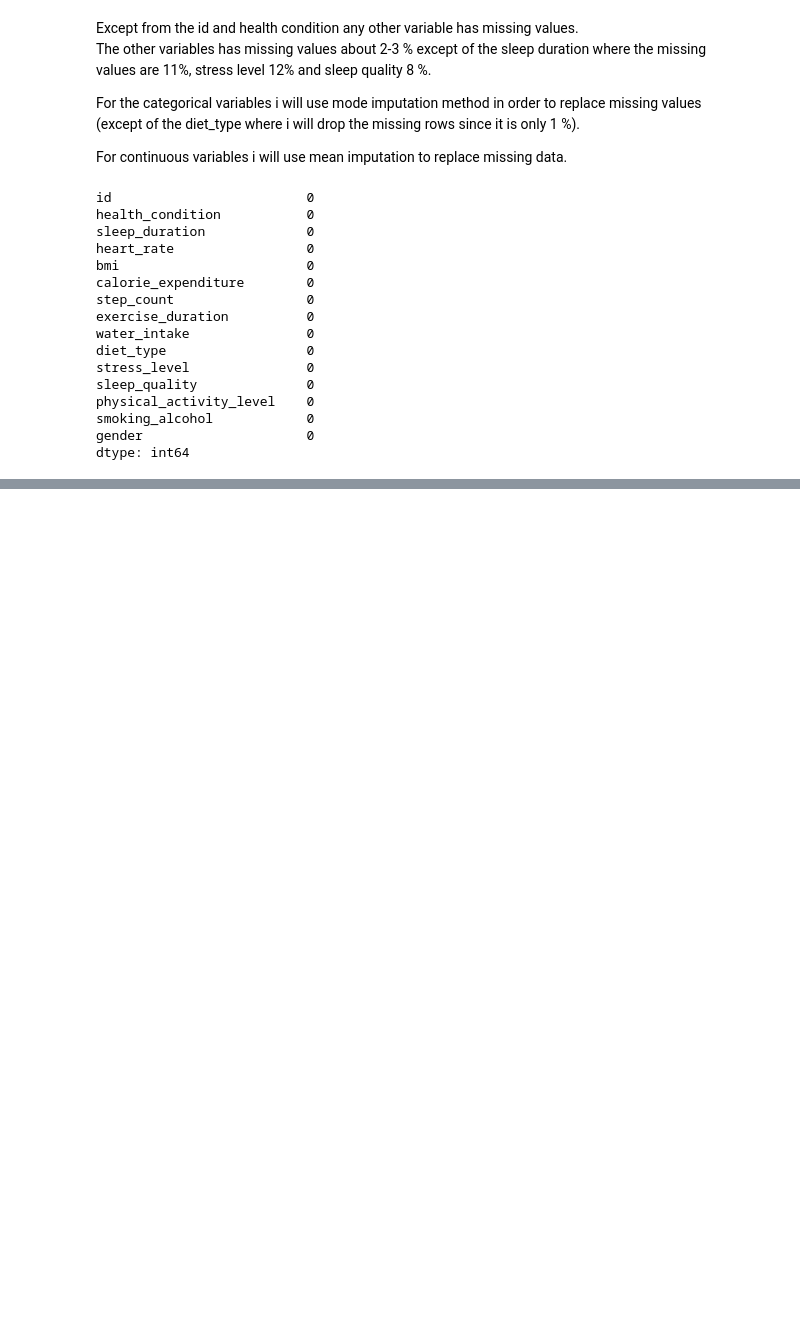
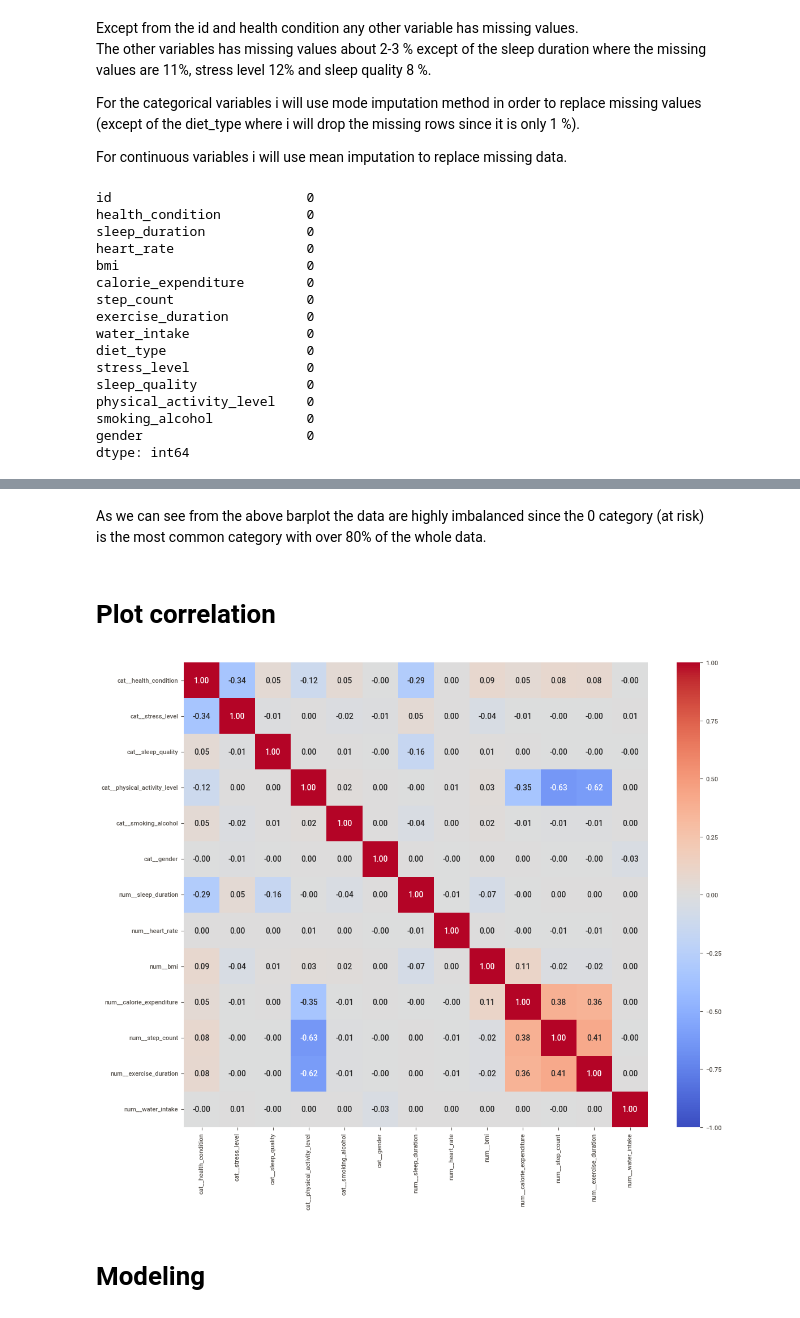
Before and after one commit to CharalamposZisis/Predicting-Student-Health-Risk, a Jupyter notebook: main.ipynb, the cells around one changed output, grey strips where cells are left out. Cells and saved outputs as stored; diff of their text form; code cells hidden in the pictures; blank space fills up the shorter version.

```diff
--- a/main.ipynb
+++ b/main.ipynb
@@ -120,0 +163,26 @@ dtype: int64
+# %%
+from sklearn.preprocessing import OrdinalEncoder, MinMaxScaler
+from sklearn.compose import ColumnTransformer
+from sklearn.pipeline import Pipeline
+
+cat_var = ['health_condition','stress_level','sleep_quality',
+           'physical_activity_level','smoking_alcohol','gender']
+
+cont_var = ['sleep_duration', 'heart_rate','bmi','calorie_expenditure','step_count',
+            'exercise_duration','water_intake']
+
+cat_pipeline = Pipeline([
+    ('ord_enc',OrdinalEncoder())
+])
+
+num_pipeline = Pipeline([
+    ('std_scaler',MinMaxScaler())
+])
+
+full_pipeline = ColumnTransformer([
+    ("cat", cat_pipeline,cat_var),
+    ('num',num_pipeline,cont_var),
+])
+full_pipeline.set_output(transform="pandas")
+# Apply the column transformer
+train_df_prepared = full_pipeline.fit_transform(train_df)
@@ -120,0 +214,14 @@ dtype: int64
+# %% [markdown]
+As we can see from the above barplot the data are highly imbalanced since the 0 category (at risk) <br>
+is the most common category with over 80% of the whole data. <br>
+# %% [markdown]
+# Plot correlation
+# %%
+plt.figure(figsize=(12, 10))
+ax = sns.heatmap(train_df_prepared.corr(), annot=True, fmt=".2f", cmap="coolwarm",
+                 vmin=-1, vmax=1)
+plt.tight_layout()
+# %% [output]
+[figure, added]
+# %% [markdown]
+# Modeling
```
Also changed, not shown: parts of 14 cells of this notebook, 4 other files.
